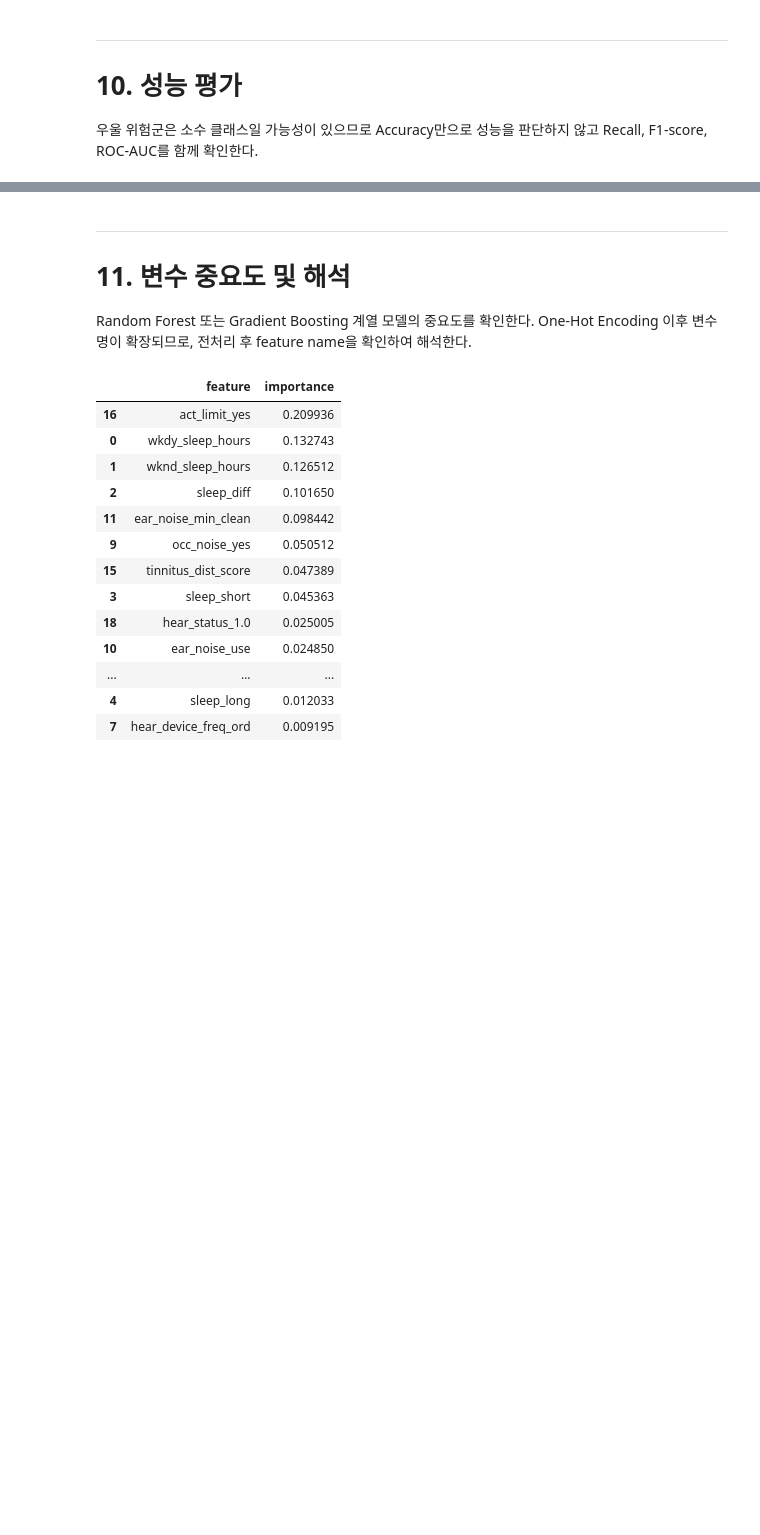
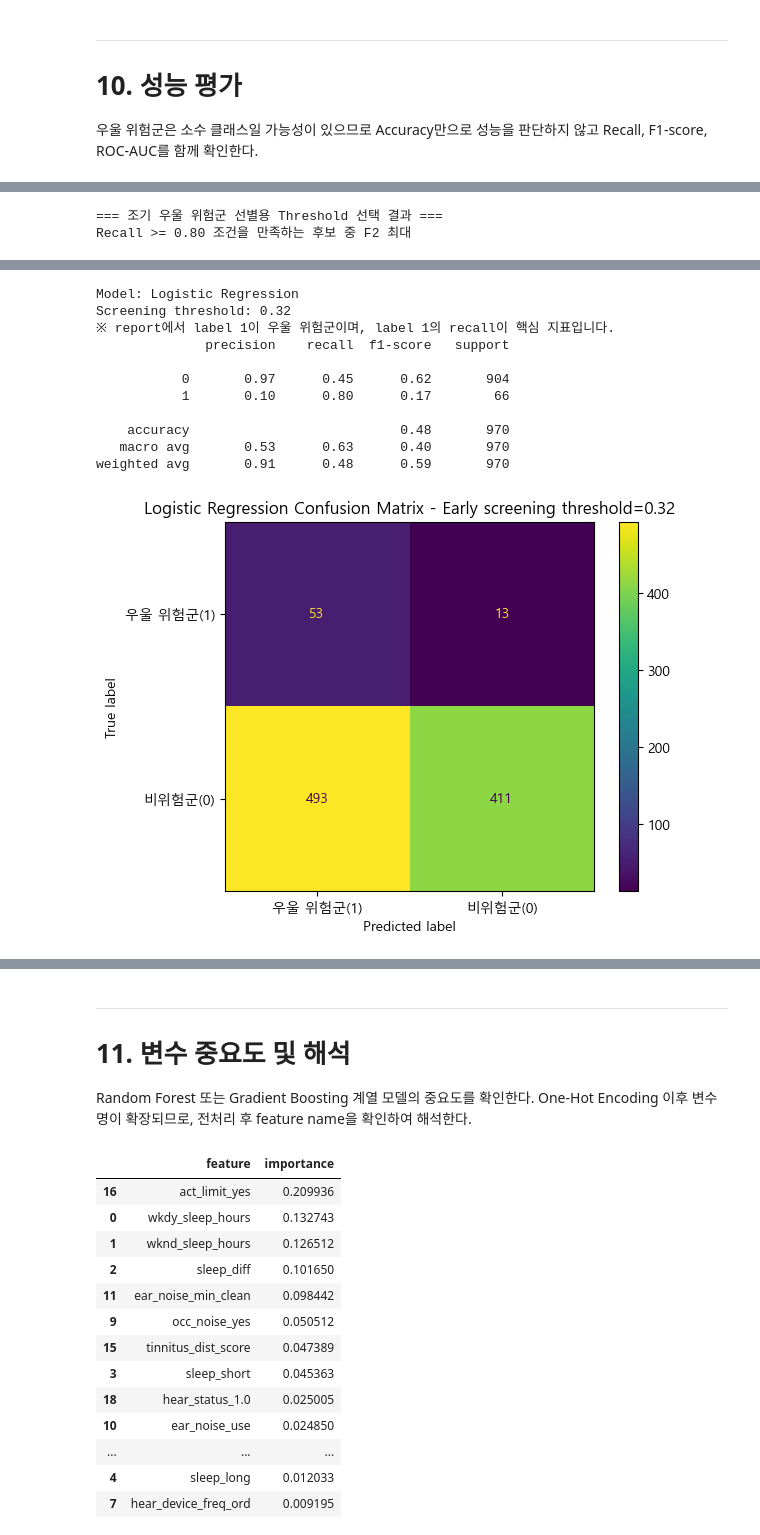
Before and after one commit to 2026-1st/Team-5, a Jupyter notebook: Team5_KNHANES2022_Project.ipynb, the cells around one changed output, grey strips where cells are left out. Cells and saved outputs as stored; diff of their text form; code cells hidden in the pictures; blank space fills up the shorter version.

```diff
--- a/Team5_KNHANES2022_Project.ipynb
+++ b/Team5_KNHANES2022_Project.ipynb
@@ -1163,0 +1748,55 @@ weighted avg       0.91      0.89      0.90       970
+# %%
+# +추가본: 조기 우울 위험군 선별 기준 적용
+# 목적: 1 = 우울 위험군을 최대한 놓치지 않도록 Recall 목표를 먼저 만족시키는 threshold 선택
+
+target_recall = SCREENING_TARGET_RECALL
+
+screening_candidates = threshold_df[threshold_df["recall"] >= target_recall].copy()
+
+if len(screening_candidates) > 0:
+    screening_best_row = (
+        screening_candidates
+        .sort_values(["f2", "precision", "recall"], ascending=False)
+        .iloc[0]
+    )
+    screening_selection_rule = f"Recall >= {target_recall:.2f} 조건을 만족하는 후보 중 F2 최대"
+else:
+    screening_best_row = (
+        threshold_df
+        .sort_values(["recall", "f2", "precision"], ascending=False)
+        .iloc[0]
+    )
+    screening_selection_rule = f"Recall {target_recall:.2f} 이상을 만족하는 threshold가 없어 Recall 최대 기준으로 선택"
+
+screening_threshold = screening_best_row["threshold"]
+
+# 기존 변수명과의 호환을 위해 유지
+recall_priority_best_row = screening_best_row
+recall_priority_threshold = screening_threshold
+
+print("=== 조기 우울 위험군 선별용 Threshold 선택 결과 ===")
+print(screening_selection_rule)
+display(screening_best_row)
+
+y_pred_screening = (y_proba_log >= screening_threshold).astype(int)
+y_pred_recall_priority = y_pred_screening
+
+print()
+print(f"Model: {threshold_model_name}")
+print(f"Screening threshold: {screening_threshold}")
+print("※ report에서 label 1이 우울 위험군이며, label 1의 recall이 핵심 지표입니다.")
+print(classification_report(y_test, y_pred_screening, zero_division=0))
+
+# 시각화용 Confusion Matrix는 양성 클래스(우울 위험군=1)를 왼쪽 위에 배치
+# 행: 실제값, 열: 예측값 / 왼쪽 위 = TP(실제 우울 위험군을 우울 위험군으로 예측)
+cm = confusion_matrix(y_test, y_pred_screening, labels=[1, 0])
+disp = ConfusionMatrixDisplay(confusion_matrix=cm, display_labels=["우울 위험군(1)", "비위험군(0)"])
+disp.plot()
+plt.title(
+    f"{threshold_model_name} Confusion Matrix - "
+    f"Early screening threshold={screening_threshold}"
+)
+plt.show()
+# %% [output]
+=== 조기 우울 위험군 선별용 Threshold 선택 결과 ===
+Recall >= 0.80 조건을 만족하는 후보 중 F2 최대
@@ -1163,0 +1820,12 @@ weighted avg       0.91      0.89      0.90       970
+Model: Logistic Regression
+Screening threshold: 0.32
+※ report에서 label 1이 우울 위험군이며, label 1의 recall이 핵심 지표입니다.
+              precision    recall  f1-score   support
+
+           0       0.97      0.45      0.62       904
+           1       0.10      0.80      0.17        66
+
+    accuracy                           0.48       970
+   macro avg       0.53      0.63      0.40       970
+weighted avg       0.91      0.48      0.59       970
+[figure, added]
```
Also changed, not shown: parts of 42 cells of this notebook.
